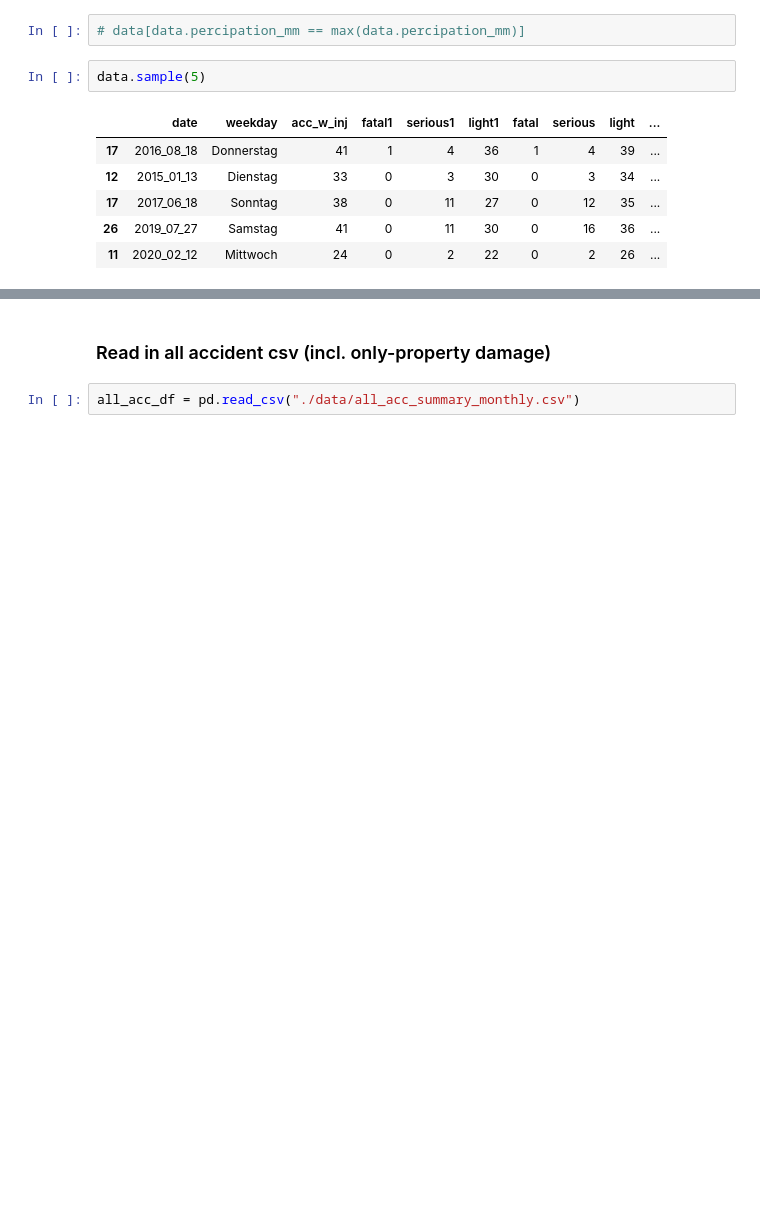
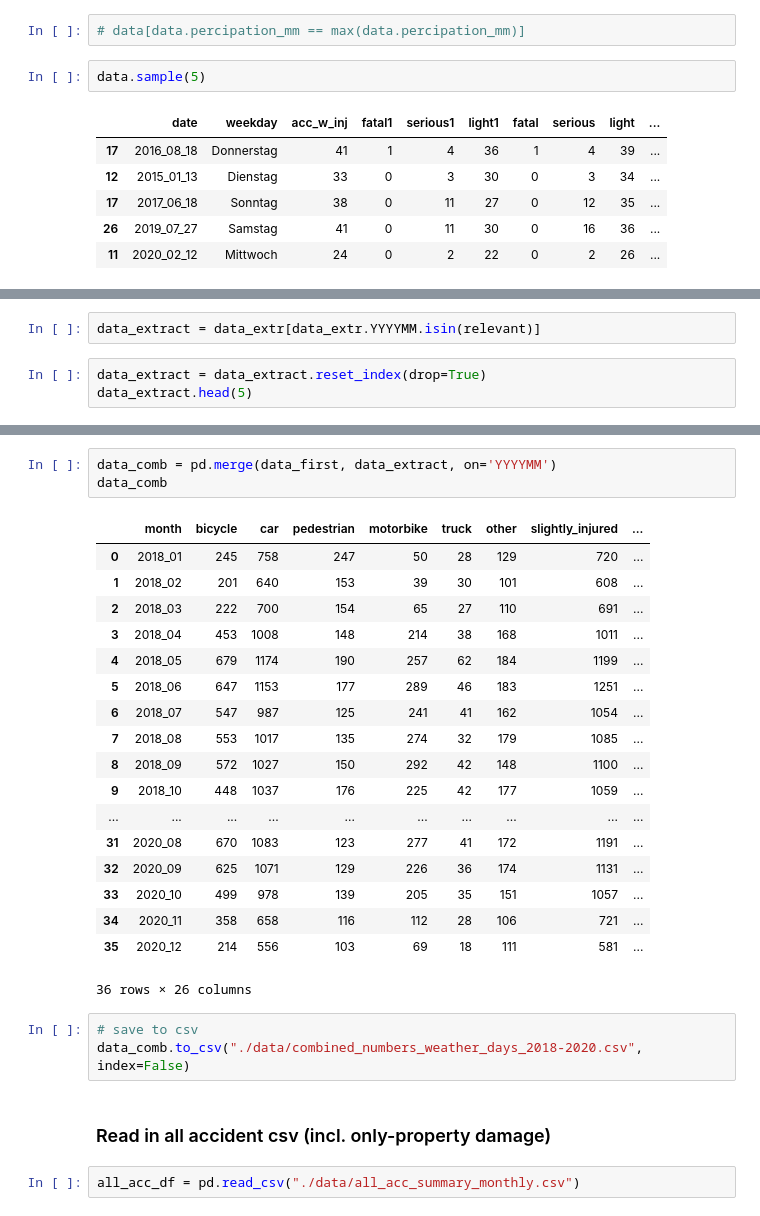
Before and after one commit to SEberwein/Berlin_traffic_accidents_2018-2020, a Jupyter notebook: extract_xlsx_data.ipynb, the cells around one changed output, grey strips where cells are left out. Drawn from its saved outputs; the diff is of its cells as text; blank space fills up the shorter version.

```diff
--- a/extract_xlsx_data.ipynb
+++ b/extract_xlsx_data.ipynb
@@ -353,0 +374,5 @@ data.to_csv("./data/accident_records_by_day.csv")
+# %%
+data_extract = data_extr[data_extr.YYYYMM.isin(relevant)]
+# %%
+data_extract = data_extract.reset_index(drop=True)
+data_extract.head(5)
@@ -354,3 +409,28 @@ data.to_csv("./data/accident_records_by_day.csv")
+# %%
+data_comb = pd.merge(data_first, data_extract, on='YYYYMM')
+data_comb
+# %% [output]
+|  | month | bicycle | car | pedestrian | motorbike | truck | other | slightly_injured | ... |
+| 0 | 2018_01 | 245 | 758 | 247 | 50 | 28 | 129 | 720 | ... |
+| 1 | 2018_02 | 201 | 640 | 153 | 39 | 30 | 101 | 608 | ... |
+| 2 | 2018_03 | 222 | 700 | 154 | 65 | 27 | 110 | 691 | ... |
+| 3 | 2018_04 | 453 | 1008 | 148 | 214 | 38 | 168 | 1011 | ... |
+| 4 | 2018_05 | 679 | 1174 | 190 | 257 | 62 | 184 | 1199 | ... |
+| 5 | 2018_06 | 647 | 1153 | 177 | 289 | 46 | 183 | 1251 | ... |
+| 6 | 2018_07 | 547 | 987 | 125 | 241 | 41 | 162 | 1054 | ... |
+| 7 | 2018_08 | 553 | 1017 | 135 | 274 | 32 | 179 | 1085 | ... |
+| 8 | 2018_09 | 572 | 1027 | 150 | 292 | 42 | 148 | 1100 | ... |
+| 9 | 2018_10 | 448 | 1037 | 176 | 225 | 42 | 177 | 1059 | ... |
+| ... | ... | ... | ... | ... | ... | ... | ... | ... | ... |
+| 31 | 2020_08 | 670 | 1083 | 123 | 277 | 41 | 172 | 1191 | ... |
+| 32 | 2020_09 | 625 | 1071 | 129 | 226 | 36 | 174 | 1131 | ... |
+| 33 | 2020_10 | 499 | 978 | 139 | 205 | 35 | 151 | 1057 | ... |
+| 34 | 2020_11 | 358 | 658 | 116 | 112 | 28 | 106 | 721 | ... |
+| 35 | 2020_12 | 214 | 556 | 103 | 69 | 18 | 111 | 581 | ... |
+36 rows × 26 columns
+# %%
+# save to csv
+data_comb.to_csv("./data/combined_numbers_weather_days_2018-2020.csv", index=False)
 # %% [markdown]
 ### Read in all accident csv (incl. only-property damage)
 # %%
```
Also changed, not shown: parts of 12 cells of this notebook, 5 other files.
